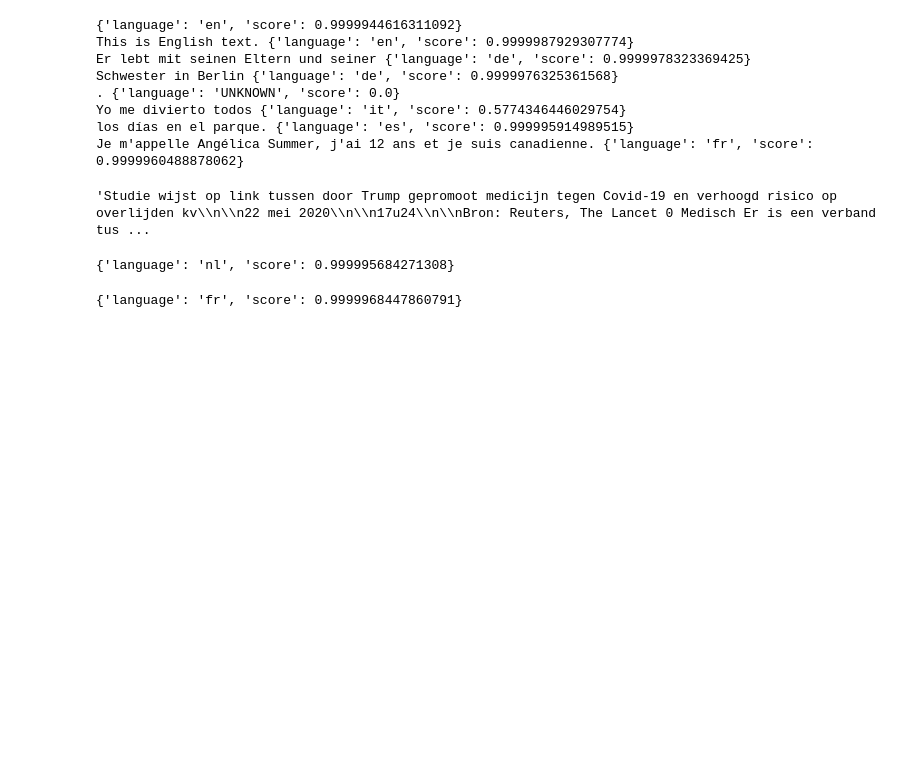
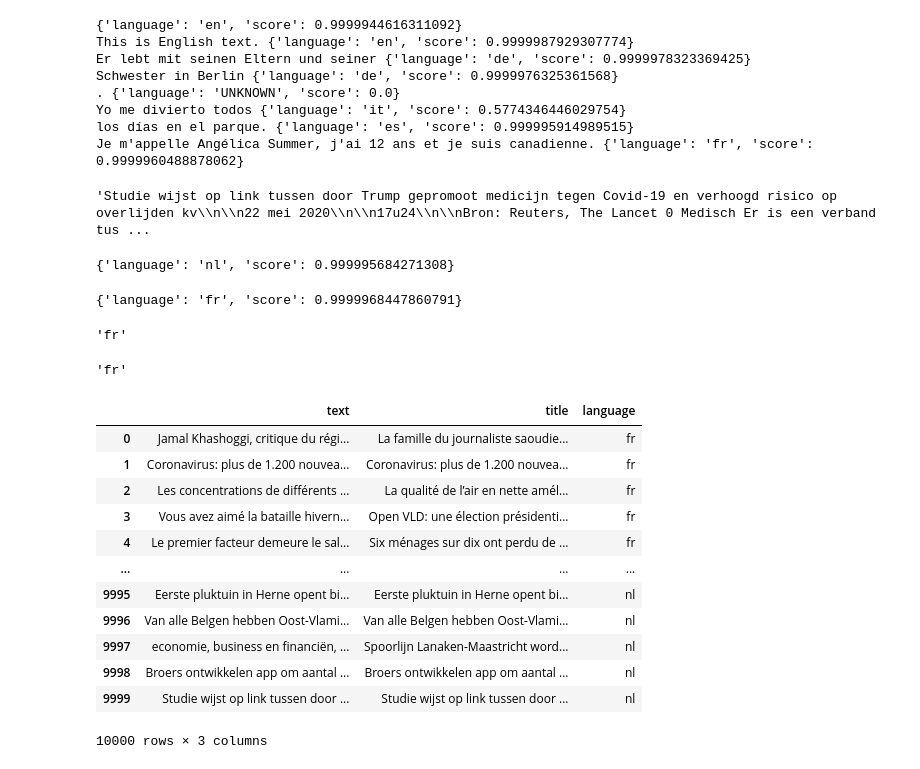
Before and after one commit to natalievgrafova/TopicModelling, a Jupyter notebook: nata_notebook.ipynb, the cells around one changed output. Drawn from its saved outputs; the diff is of its cells as text; code cells hidden in the pictures; blank space fills up the shorter version.

Commit message:
Languages separated
Look into the last part of the notebook

```diff
--- a/nata_notebook.ipynb
+++ b/nata_notebook.ipynb
@@ -343,3 +343,31 @@ for row in range(len(mixed_articles_dropped)):
 print(spacy_langs[0])
 # %% [output]
 {'language': 'fr', 'score': 0.9999968447860791}
+# %%
+str(spacy_langs[0]).split(':')[1][2:4]
+# %% [output]
+'fr'
+# %%
+langs = [str(lang).split(':')[1][2:4] for lang in spacy_langs]
+# %%
+langs[1]
+# %% [output]
+'fr'
+# %%
+mixed_articles_dropped['language'] = langs
+# %%
+mixed_articles_dropped
+# %% [output]
+|  | text | title | language |
+| 0 | Jamal Khashoggi, critique du régi... | La famille du journaliste saoudie... | fr |
+| 1 | Coronavirus: plus de 1.200 nouvea... | Coronavirus: plus de 1.200 nouvea... | fr |
+| 2 | Les concentrations de différents ... | La qualité de l’air en nette amél... | fr |
+| 3 | Vous avez aimé la bataille hivern... | Open VLD: une élection présidenti... | fr |
+| 4 | Le premier facteur demeure le sal... | Six ménages sur dix ont perdu de ... | fr |
+| ... | ... | ... | ... |
+| 9995 | Eerste pluktuin in Herne opent bi... | Eerste pluktuin in Herne opent bi... | nl |
+| 9996 | Van alle Belgen hebben Oost-Vlami... | Van alle Belgen hebben Oost-Vlami... | nl |
+| 9997 | economie, business en financiën, ... | Spoorlijn Lanaken-Maastricht word... | nl |
+| 9998 | Broers ontwikkelen app om aantal ... | Broers ontwikkelen app om aantal ... | nl |
+| 9999 | Studie wijst op link tussen door ... | Studie wijst op link tussen door ... | nl |
+10000 rows × 3 columns
```
Also changed, not shown: parts of 4 cells of this notebook.
